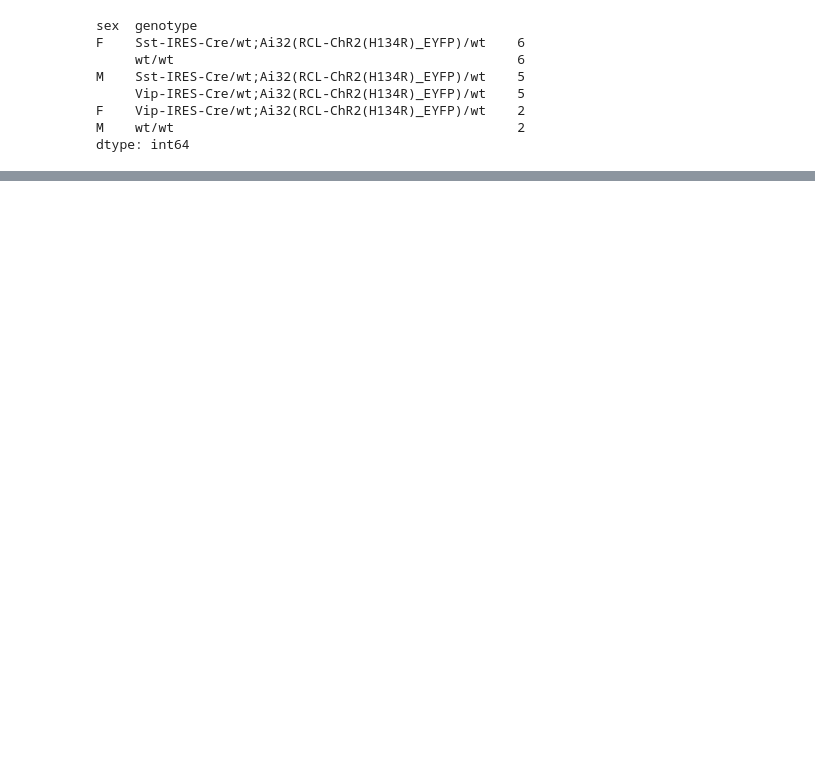
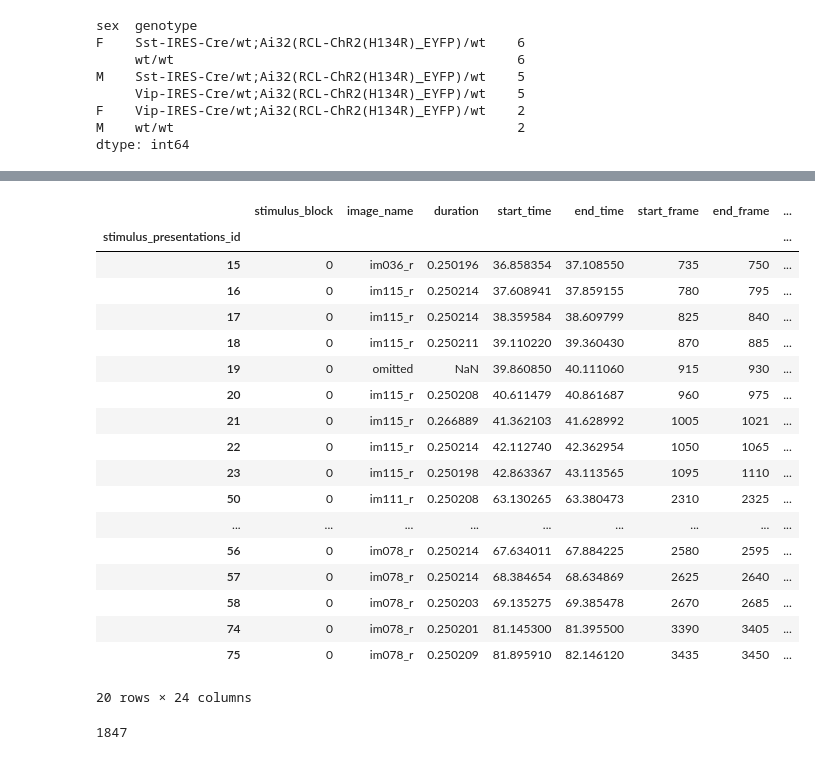
Before and after one commit to aeltonaraujoneuro/behavis, a Jupyter notebook: ANDANI_dataset.ipynb, the cells around one changed output, grey strips where cells are left out. Drawn from its saved outputs; the diff is of its cells as text; code cells hidden in the pictures; blank space fills up the shorter version.

Commit message:
omitted idxs of one session

```diff
--- a/ANDANI_dataset.ipynb
+++ b/ANDANI_dataset.ipynb
@@ -173,0 +178,3 @@ Name: unit_count, dtype: int64
+# %%
+stimulus_presentations = session_wt.stimulus_presentations
+stimulus_presentations.columns
@@ -173,0 +189,6 @@ Name: unit_count, dtype: int64
+# %%
+# mask = (stimulus_presentations['stimulus_block'] == 0) | (stimulus_presentations['stimulus_block'] == 1)
+mask = (stimulus_presentations['stimulus_block'] == 0)
+# mask = (stimulus_presentations['stimulus_block'] == 1)
+nat_imgs = stimulus_presentations[mask]
+nat_imgs["omitted"].value_counts()
@@ -173,0 +219,49 @@ Name: unit_count, dtype: int64
+# %%
+mask = nat_imgs["omitted"]==True
+idx = nat_imgs[mask].index.to_numpy()
+size = len(idx) *5
+pos_idxs = np.concatenate([idx+i for i in range(1,5)])
+neg_idxs = np.concatenate([idx-i for i in range(5)])
+all_idxs = np.concatenate([pos_idxs, neg_idxs])
+all_idxs.sort()
+nat_imgs.iloc[all_idxs].head(20)
+# %% [output]
+|  | stimulus_block | image_name | duration | start_time | end_time | start_frame | end_frame | ... |
+| stimulus_presentations_id |  |  |  |  |  |  |  | ... |
+| 15 | 0 | im036_r | 0.250196 | 36.858354 | 37.108550 | 735 | 750 | ... |
+| 16 | 0 | im115_r | 0.250214 | 37.608941 | 37.859155 | 780 | 795 | ... |
+| 17 | 0 | im115_r | 0.250214 | 38.359584 | 38.609799 | 825 | 840 | ... |
+| 18 | 0 | im115_r | 0.250211 | 39.110220 | 39.360430 | 870 | 885 | ... |
+| 19 | 0 | omitted | NaN | 39.860850 | 40.111060 | 915 | 930 | ... |
+| 20 | 0 | im115_r | 0.250208 | 40.611479 | 40.861687 | 960 | 975 | ... |
+| 21 | 0 | im115_r | 0.266889 | 41.362103 | 41.628992 | 1005 | 1021 | ... |
+| 22 | 0 | im115_r | 0.250214 | 42.112740 | 42.362954 | 1050 | 1065 | ... |
+| 23 | 0 | im115_r | 0.250198 | 42.863367 | 43.113565 | 1095 | 1110 | ... |
+| 50 | 0 | im111_r | 0.250208 | 63.130265 | 63.380473 | 2310 | 2325 | ... |
+| ... | ... | ... | ... | ... | ... | ... | ... | ... |
+| 56 | 0 | im078_r | 0.250214 | 67.634011 | 67.884225 | 2580 | 2595 | ... |
+| 57 | 0 | im078_r | 0.250214 | 68.384654 | 68.634869 | 2625 | 2640 | ... |
+| 58 | 0 | im078_r | 0.250203 | 69.135275 | 69.385478 | 2670 | 2685 | ... |
+| 74 | 0 | im078_r | 0.250201 | 81.145300 | 81.395500 | 3390 | 3405 | ... |
+| 75 | 0 | im078_r | 0.250209 | 81.895910 | 82.146120 | 3435 | 3450 | ... |
+20 rows × 24 columns
+# %%
+all_idxs = []
+for i in idx:
+    omitted_stim = nat_imgs.iloc[i-1]['image_name']
+    all_idxs.append(i)
+    all_idxs.append(i+1)
+
+    count = 1
+    stop = 0
+    while stop == 0:
+        if nat_imgs.iloc[i-count]['image_name'] == omitted_stim:
+            all_idxs.append(i-count)
+        else:
+            stop = 1
+        count += 1
+all_idxs = list(set(all_idxs))
+len(all_idxs)
+    # all_idxs.append(i+1)
+# %% [output]
+1847
```
Also changed, not shown: parts of 20 cells of this notebook.
